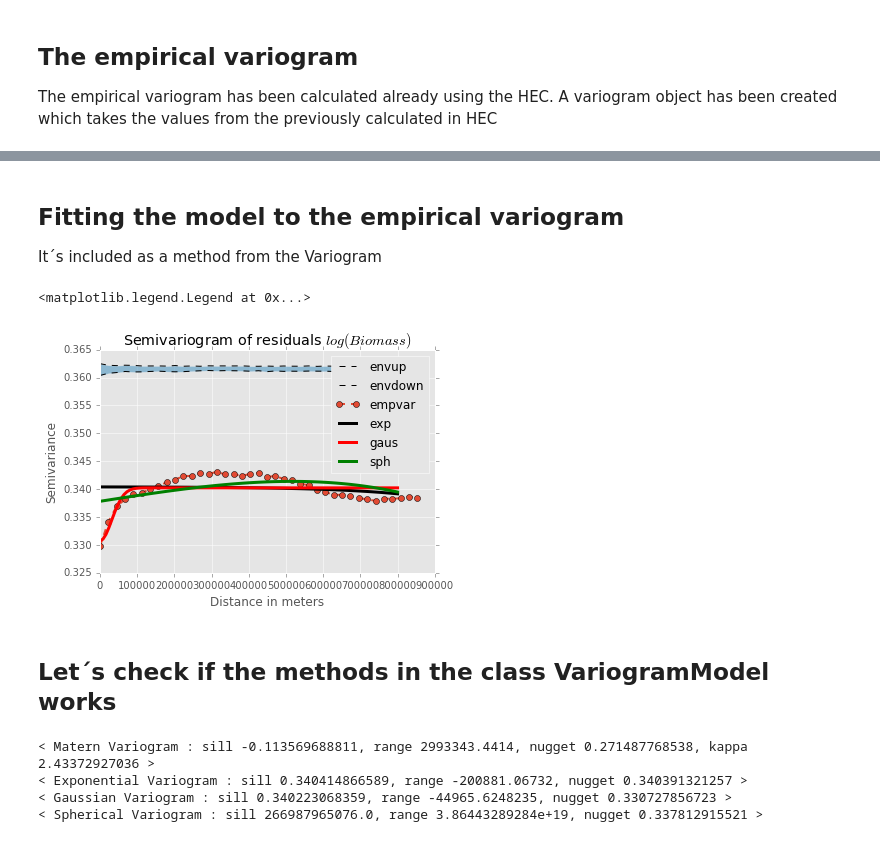
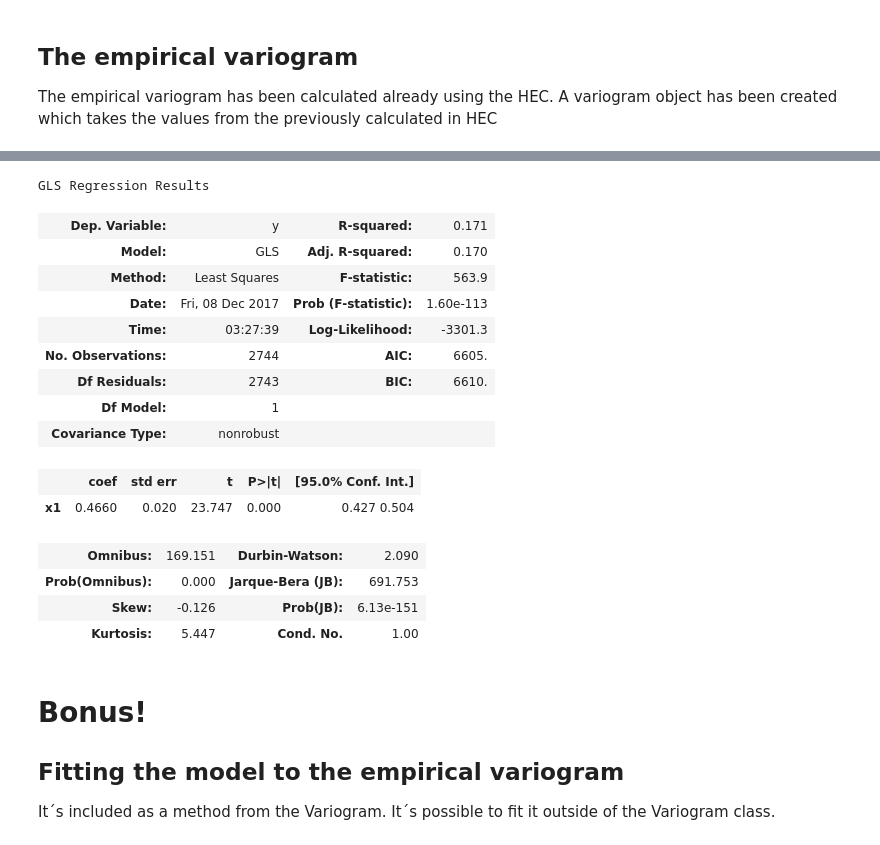
Before and after one commit to molgor/spystats, a Jupyter notebook: notebooks/Sketches_for_geopystats.ipynb, the cells around one changed output, grey strips where cells are left out. Saved outputs shown, nothing was run; the diff lists cells and outputs as text; code cells hidden in the pictures.

```diff
--- a/notebooks/Sketches_for_geopystats.ipynb
+++ b/notebooks/Sketches_for_geopystats.ipynb
@@ -62,3 +81,24 @@ plt.plot(hx,gausmod)
+# %%
+modelillo = results_gls.fit()
+modelillo.summary()
+# %% [output]
+GLS Regression Results
+| Dep. Variable: | y | R-squared: | 0.171 |
+| Model: | GLS | Adj. R-squared: | 0.170 |
+| Method: | Least Squares | F-statistic: | 563.9 |
+| Date: | Fri, 08 Dec 2017 | Prob (F-statistic): | 1.60e-113 |
+| Time: | 03:27:39 | Log-Likelihood: | -3301.3 |
+| No. Observations: | 2744 | AIC: | 6605. |
+| Df Residuals: | 2743 | BIC: | 6610. |
+| Df Model: | 1 |  |  |
+| Covariance Type: | nonrobust |  |  |
+|  | coef | std err | t | P>|t| | [95.0% Conf. Int.] |
+| x1 | 0.4660 | 0.020 | 23.747 | 0.000 | 0.427 0.504 |
+| Omnibus: | 169.151 | Durbin-Watson: | 2.090 |
+| Prob(Omnibus): | 0.000 | Jarque-Bera (JB): | 691.753 |
+| Skew: | -0.126 | Prob(JB): | 6.13e-151 |
+| Kurtosis: | 5.447 | Cond. No. | 1.00 |
 # %% [markdown]
+# Bonus!
 ## Fitting the model to the empirical variogram
-It´s included as a method from the Variogram
+It´s included as a method from the Variogram. It´s possible to fit it outside of the Variogram class.
@@ -70,29 +105,13 @@ sphm,cs4  = gvg.fitTheoreticalVariogramModel(tools.sphericalVariogram,[0.34,5000
-# %%
-gvg.plot(refresh=False,legend=False,percentage_trunked=20)
-plt.title("Semivariogram of residuals $log(Biomass) ~ log(SppR)$")
-#plt.plot(hx,matern(hx))
-plt.plot(hx,expm(hx),lw=3,c='black')
-plt.plot(hx,gausm(hx),lw=3,c='red')
-plt.plot(hx,sphm(hx),lw=3,c='green')
-plt.legend(['envup','envdown','empvar','exp','gaus','sph'])
-# %% [output]
-<matplotlib.legend.Legend at 0x...>
-[figure, removed]
-# %% [markdown]
-## Let´s check if the methods in the class VariogramModel works
 # %%
-matm = tools.MaternVariogram(sill=0.34,range_a=500000,nugget=0.33,kappa=0.5)
-expmm = tools.ExponentialVariogram(sill=0.34,range_a=500000,nugget=0.33)
-gausms = tools.GaussianVariogram(sill=0.34,range_a=500000,nugget=0.33)
-sphmm = tools.SphericalVariogram(sill=0.34,range_a=500000,nugget=0.33)
-map(lambda l : l.fit(gvg), [matm,expmm,gausms,sphmm])
+matm = tools.MaternVariogram(sill=0.34,range_a=100000,nugget=0.33,kappa=0.5)
+expmm = tools.ExponentialVariogram(sill=0.34,range_a=100000,nugget=0.33)
+gausms = tools.GaussianVariogram(sill=0.34,range_a=100000,nugget=0.33)
+sphmm = tools.SphericalVariogram(sill=0.34,range_a=100000,nugget=0.33)
+wm = tools.WhittleVariogram(sill=0.34,range_a=100000,nugget=0.33,alpha=1)
+map(lambda l : l.fit(gvg), [matm,expmm,gausms,sphmm,wm])
 
 print(matm)
 print(expmm)
 print(gausms)
 print(sphmm)
+print(wm)
-# %% [output]
-< Matern Variogram : sill -0.113569688811, range 2993343.4414, nugget 0.271487768538, kappa 2.43372927036 >
-< Exponential Variogram : sill 0.340414866589, range -200881.06732, nugget 0.340391321257 >
-< Gaussian Variogram : sill 0.340223068359, range -44965.6248235, nugget 0.330727856723 >
-< Spherical Variogram : sill 266987965076.0, range 3.86443289284e+19, nugget 0.337812915521 >
```
Also changed, not shown: parts of 11 cells of this notebook, 2 other files.
